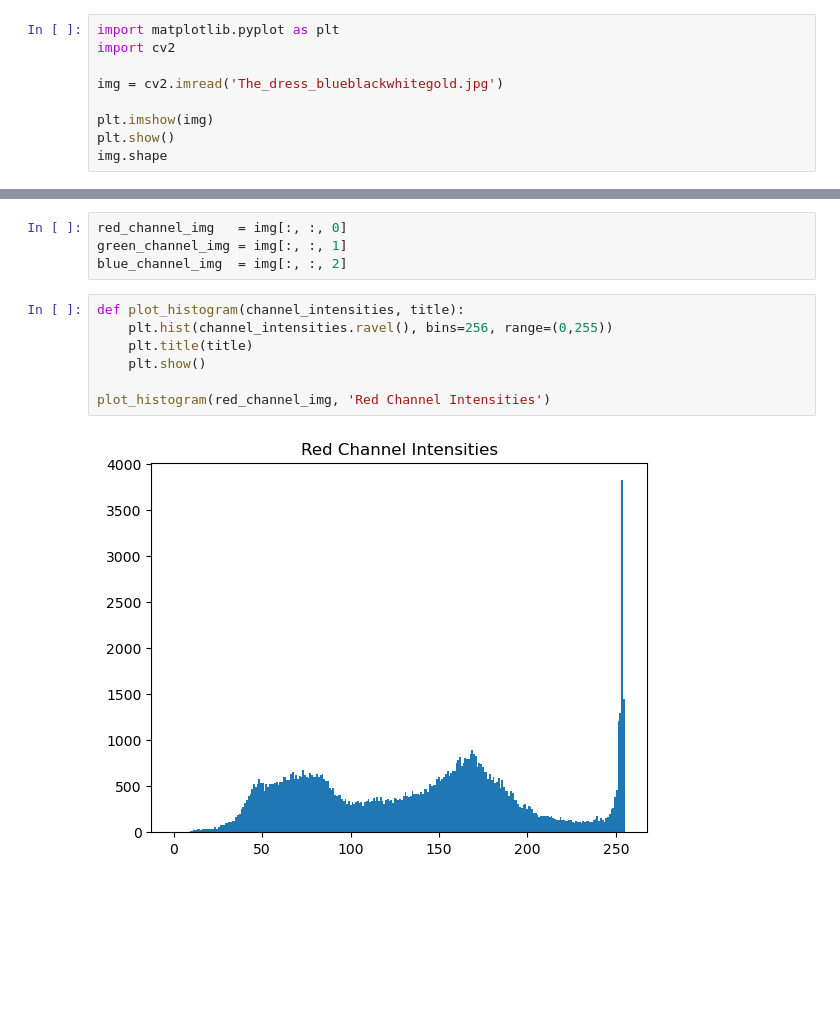
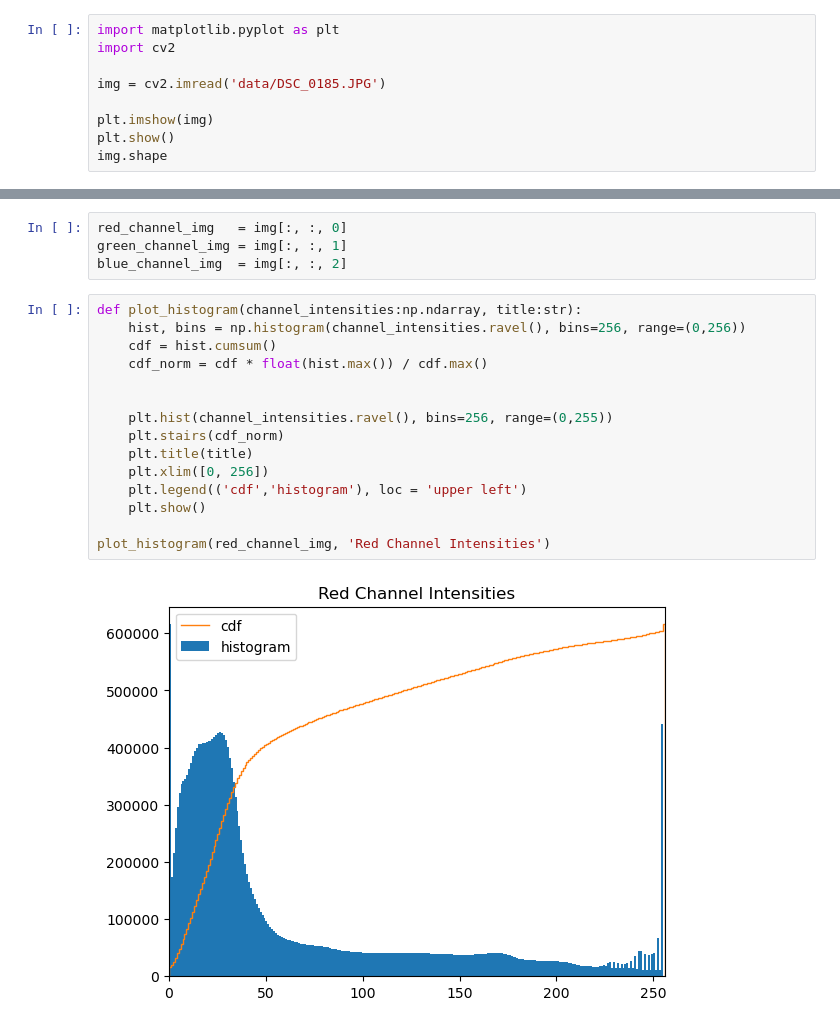
Before and after one commit to abdulahadbutt/CV701-Assignment1, a Jupyter notebook: main.ipynb, the cells around one changed output, grey strips where cells are left out. Drawn from its saved outputs; the diff is of its cells as text; blank space fills up the shorter version.

```diff
--- a/main.ipynb
+++ b/main.ipynb
@@ -8,7 +8,7 @@ Histogram equalization is a technique for adjusting image intensities to enhance
 import matplotlib.pyplot as plt
 import cv2
 
-img = cv2.imread('The_dress_blueblackwhitegold.jpg')
+img = cv2.imread('data/DSC_0185.JPG')
 
 plt.imshow(img)
 plt.show()
@@ -31,14 +31,22 @@ red_channel_img   = img[:, :, 0]
 green_channel_img = img[:, :, 1]
 blue_channel_img  = img[:, :, 2]
 # %%
-def plot_histogram(channel_intensities, title):
+def plot_histogram(channel_intensities:np.ndarray, title:str):
+    hist, bins = np.histogram(channel_intensities.ravel(), bins=256, range=(0,256))
+    cdf = hist.cumsum()
+    cdf_norm = cdf * float(hist.max()) / cdf.max()
+
+
     plt.hist(channel_intensities.ravel(), bins=256, range=(0,255))
+    plt.stairs(cdf_norm)
     plt.title(title)
+    plt.xlim([0, 256])
+    plt.legend(('cdf','histogram'), loc = 'upper left')
     plt.show()
 
 plot_histogram(red_channel_img, 'Red Channel Intensities')
 # %% [output]
-[figure, old version]
+[figure, new version]
 # %%
 plot_histogram(green_channel_img, 'Green Channel Intensities')
 # %% [output]
```
Also changed, not shown: parts of 13 cells of this notebook, 1 other file.
